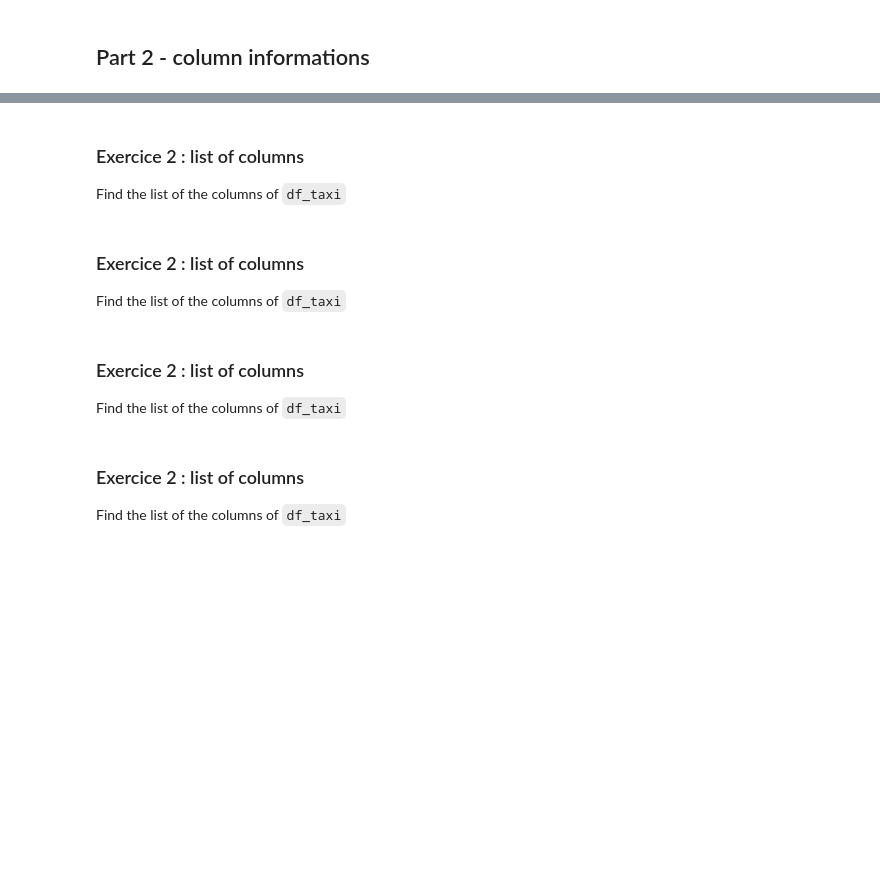
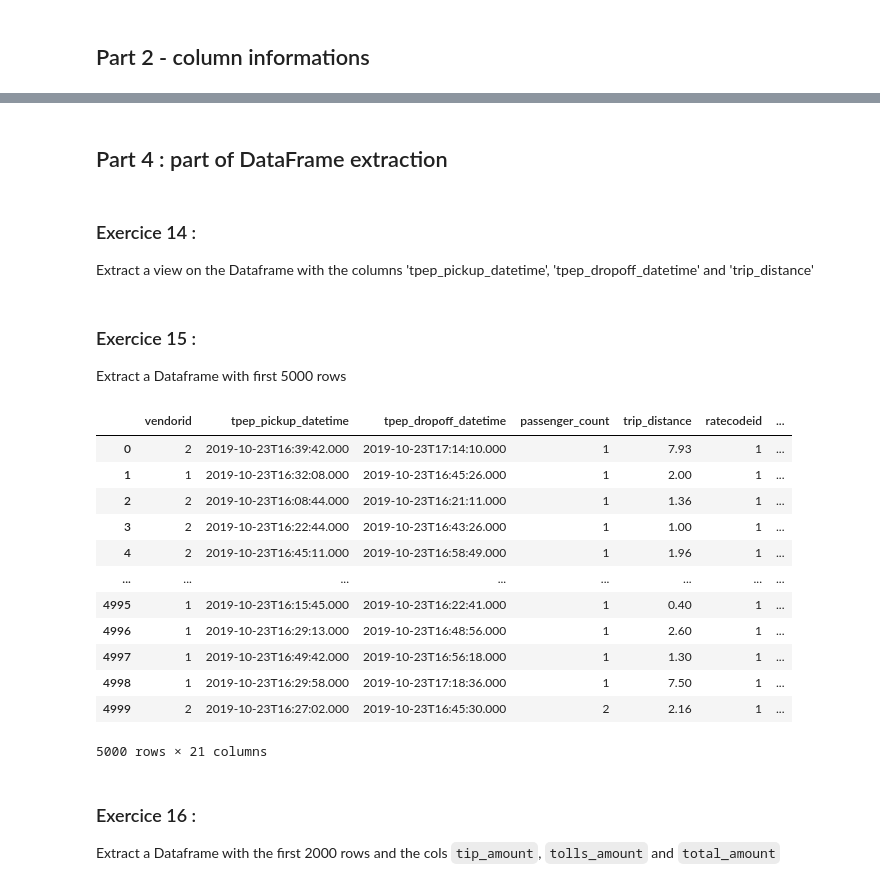
Before and after one commit to Aenori/20221024_public, a Jupyter notebook: jupyter_notebook/D02_pandas_basic_practice_solution.ipynb, the cells around one changed output, grey strips where cells are left out. Saved outputs shown, nothing was run; the diff lists cells and outputs as text; code cells hidden in the pictures; blank space fills up the shorter version.

Commit message:
Deploying new support for python data analysis

```diff
--- a/jupyter_notebook/D02_pandas_basic_practice_solution.ipynb
+++ b/jupyter_notebook/D02_pandas_basic_practice_solution.ipynb
@@ -127 +178,3 @@ Find the list of the columns of `df_taxi`
+# %%
+df_taxi['total_by_passenger'] = df_taxi['total_amount'] / df_taxi['passenger_count']
 # %% [markdown]
@@ -135 +191,3 @@ Find the list of the columns of `df_taxi`
+# %%
+df_taxi['delta_amount'] = df_taxi['total_amount'] - df_taxi['tip_amount']
 # %% [markdown]
@@ -138,0 +197,2 @@ Find the list of the columns of `df_taxi`
+# %%
+df_taxi['max_tip_toll'] = df_taxi[['tip_amount', 'tolls_amount']].max(axis=1)
@@ -139,4 +208,6 @@ Find the list of the columns of `df_taxi`
+# %% [markdown]
+## Part 4 : part of DataFrame extraction
 # %% [markdown]
-### Exercice 2 : list of columns
+### Exercice 14 :
 
-Find the list of the columns of `df_taxi`
+Extract a view on the Dataframe with the columns 'tpep_pickup_datetime', 'tpep_dropoff_datetime' and 'trip_distance'
@@ -143,12 +216,24 @@ Find the list of the columns of `df_taxi`
 # %% [markdown]
-### Exercice 2 : list of columns
+### Exercice 15 :
 
-Find the list of the columns of `df_taxi`
+Extract a Dataframe with first 5000 rows
+# %%
+df_taxi.iloc[:5000, :]
+# %% [output]
+|  | vendorid | tpep_pickup_datetime | tpep_dropoff_datetime | passenger_count | trip_distance | ratecodeid | ... |
+| 0 | 2 | 2019-10-23T16:39:42.000 | 2019-10-23T17:14:10.000 | 1 | 7.93 | 1 | ... |
+| 1 | 1 | 2019-10-23T16:32:08.000 | 2019-10-23T16:45:26.000 | 1 | 2.00 | 1 | ... |
+| 2 | 2 | 2019-10-23T16:08:44.000 | 2019-10-23T16:21:11.000 | 1 | 1.36 | 1 | ... |
+| 3 | 2 | 2019-10-23T16:22:44.000 | 2019-10-23T16:43:26.000 | 1 | 1.00 | 1 | ... |
+| 4 | 2 | 2019-10-23T16:45:11.000 | 2019-10-23T16:58:49.000 | 1 | 1.96 | 1 | ... |
+| ... | ... | ... | ... | ... | ... | ... | ... |
+| 4995 | 1 | 2019-10-23T16:15:45.000 | 2019-10-23T16:22:41.000 | 1 | 0.40 | 1 | ... |
+| 4996 | 1 | 2019-10-23T16:29:13.000 | 2019-10-23T16:48:56.000 | 1 | 2.60 | 1 | ... |
+| 4997 | 1 | 2019-10-23T16:49:42.000 | 2019-10-23T16:56:18.000 | 1 | 1.30 | 1 | ... |
+| 4998 | 1 | 2019-10-23T16:29:58.000 | 2019-10-23T17:18:36.000 | 1 | 7.50 | 1 | ... |
+| 4999 | 2 | 2019-10-23T16:27:02.000 | 2019-10-23T16:45:30.000 | 2 | 2.16 | 1 | ... |
+5000 rows × 21 columns
 # %% [markdown]
-### Exercice 2 : list of columns
+### Exercice 16 :
 
-Find the list of the columns of `df_taxi`
+Extract a Dataframe with the first 2000 rows and the cols `tip_amount`, `tolls_amount` and `total_amount`
-# %% [markdown]
-### Exercice 2 : list of columns
-
-Find the list of the columns of `df_taxi`
```
Also changed, not shown: parts of 26 cells of this notebook, 51 other files.
